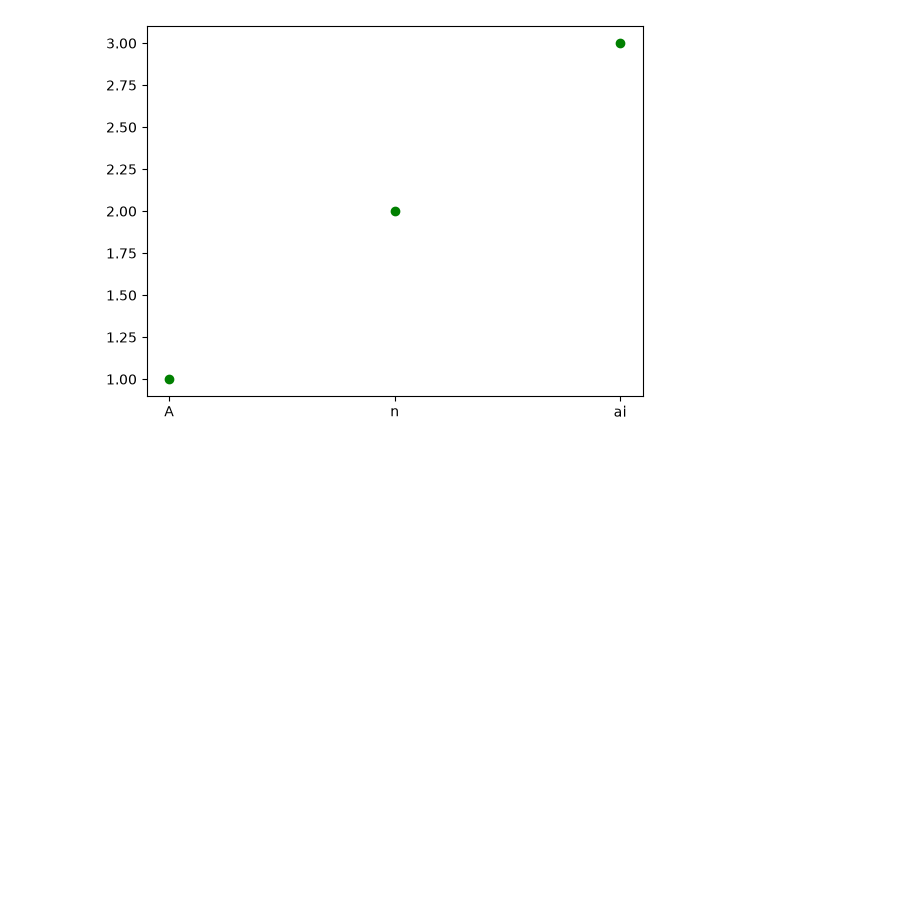
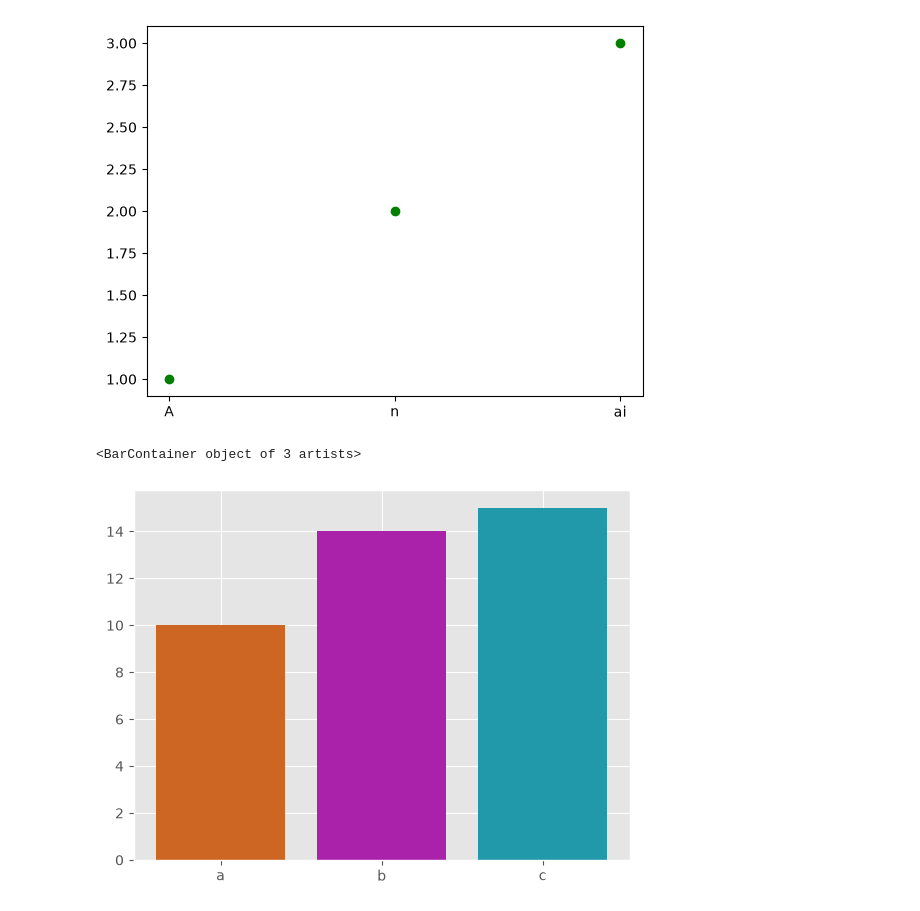
Before and after one commit to data-analysis-course/Altynai_ismailova_analytics, a Jupyter notebook: matplotlib/lesson1.ipynb, the cells around one changed output. Saved outputs shown, nothing was run; the diff lists cells and outputs as text; code cells hidden in the pictures; blank space fills up the shorter version.

```diff
--- a/matplotlib/lesson1.ipynb
+++ b/matplotlib/lesson1.ipynb
@@ -83,3 +83,14 @@ plt.show()
 # %% [output]
 [1, 2, 3]
 [figure]
+# %%
+import seaborn as sb
+
+
+a=[10,14,15]
+b=["a", "b", "c"]
+plt.style.use('ggplot')
+plt.bar(b,a, color=["#c62", "#a2a", "#29A"])
+# %% [output]
+<BarContainer object of 3 artists>
+[figure, added]
```
